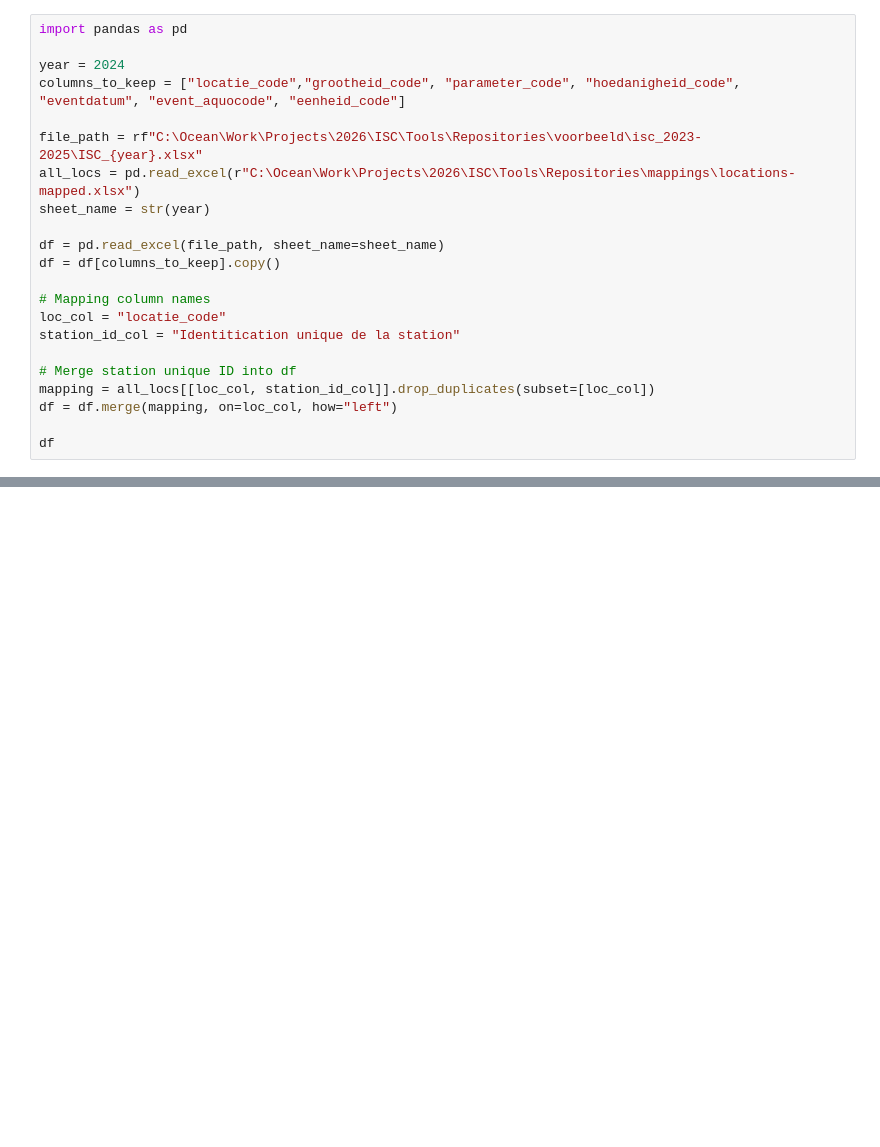
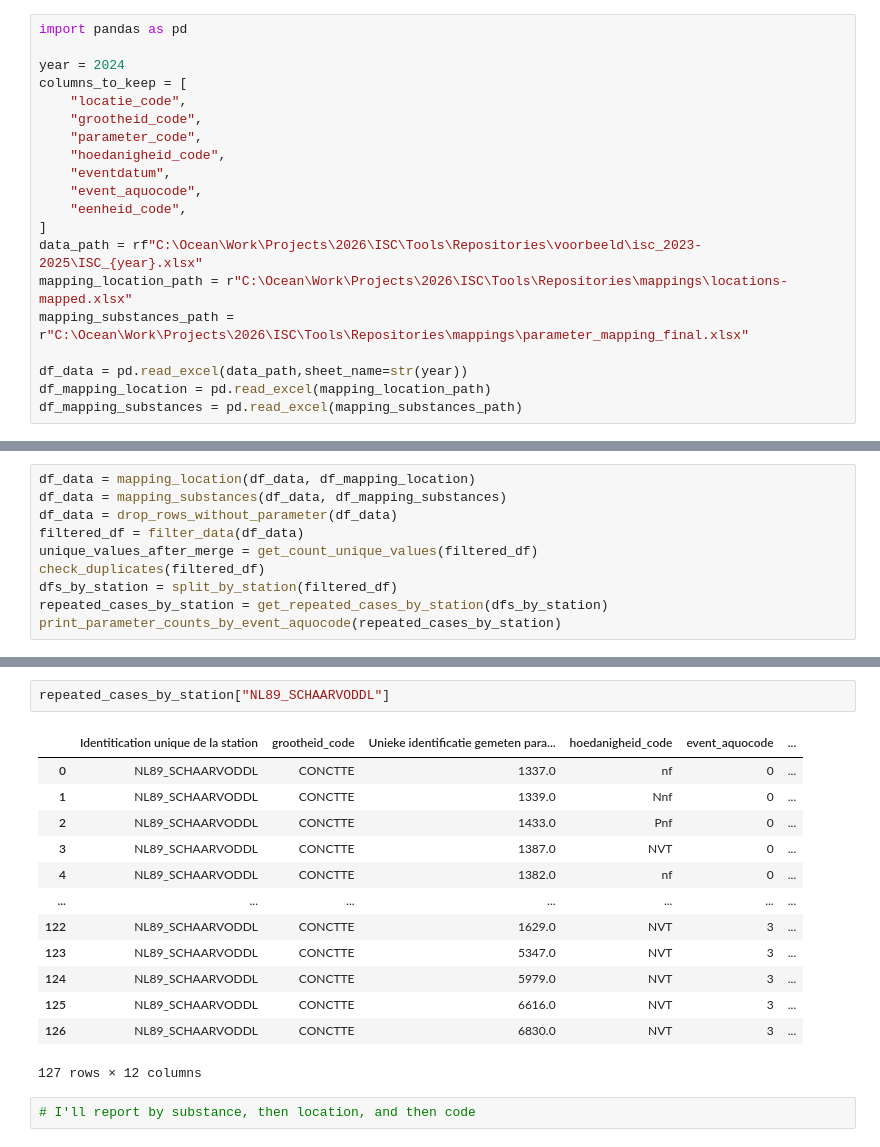
Before and after one commit to openearth/ISC-mapping-schelde, a Jupyter notebook: scripts/03_Exploring_duplicates.ipynb, the cells around one changed output, grey strips where cells are left out. Saved outputs shown, nothing was run; the diff lists cells and outputs as text; blank space fills up the shorter version.

Commit message:
Updating the code to map substances and locations.
Updating the code to map substances and locations.

```diff
--- a/scripts/03_Exploring_duplicates.ipynb
+++ b/scripts/03_Exploring_duplicates.ipynb
@@ -42,21 +4,19 @@ Removed 0 duplicate rows.
 import pandas as pd
 
 year = 2024
-columns_to_keep = ["locatie_code","grootheid_code", "parameter_code", "hoedanigheid_code", "eventdatum", "event_aquocode", "eenheid_code"]
+columns_to_keep = [
+    "locatie_code",
+    "grootheid_code",
+    "parameter_code",
+    "hoedanigheid_code",
+    "eventdatum",
+    "event_aquocode",
+    "eenheid_code",
+]
+data_path = rf"C:\Ocean\Work\Projects\2026\ISC\Tools\Repositories\voorbeeld\isc_2023-2025\ISC_{year}.xlsx"
+mapping_location_path = r"C:\Ocean\Work\Projects\2026\ISC\Tools\Repositories\mappings\locations-mapped.xlsx"
+mapping_substances_path = r"C:\Ocean\Work\Projects\2026\ISC\Tools\Repositories\mappings\parameter_mapping_final.xlsx"
 
-file_path = rf"C:\Ocean\Work\Projects\2026\ISC\Tools\Repositories\voorbeeld\isc_2023-2025\ISC_{year}.xlsx"
-all_locs = pd.read_excel(r"C:\Ocean\Work\Projects\2026\ISC\Tools\Repositories\mappings\locations-mapped.xlsx")
-sheet_name = str(year)
-
-df = pd.read_excel(file_path, sheet_name=sheet_name)
-df = df[columns_to_keep].copy()
-
-# Mapping column names
-loc_col = "locatie_code"
-station_id_col = "Identitication unique de la station"
-
-# Merge station unique ID into df
-mapping = all_locs[[loc_col, station_id_col]].drop_duplicates(subset=[loc_col])
-df = df.merge(mapping, on=loc_col, how="left")
-
-df
+df_data = pd.read_excel(data_path,sheet_name=str(year))
+df_mapping_location = pd.read_excel(mapping_location_path)
+df_mapping_substances = pd.read_excel(mapping_substances_path)
@@ -256,0 +545,10 @@ FileNotFoundError: [Errno 2] No such file or directory: 'c:\\Ocean\\Work\\Projec
+# %%
+df_data = mapping_location(df_data, df_mapping_location)
+df_data = mapping_substances(df_data, df_mapping_substances)
+df_data = drop_rows_without_parameter(df_data)
+filtered_df = filter_data(df_data)
+unique_values_after_merge = get_count_unique_values(filtered_df)
+check_duplicates(filtered_df)
+dfs_by_station = split_by_station(filtered_df)
+repeated_cases_by_station = get_repeated_cases_by_station(dfs_by_station)
+print_parameter_counts_by_event_aquocode(repeated_cases_by_station)
@@ -256,0 +573,18 @@ FileNotFoundError: [Errno 2] No such file or directory: 'c:\\Ocean\\Work\\Projec
+# %%
+repeated_cases_by_station["NL89_SCHAARVODDL"]
+# %% [output]
+|  | Identitication unique de la station | grootheid_code | Unieke identificatie gemeten para... | hoedanigheid_code | event_aquocode | ... |
+| 0 | NL89_SCHAARVODDL | CONCTTE | 1337.0 | nf | 0 | ... |
+| 1 | NL89_SCHAARVODDL | CONCTTE | 1339.0 | Nnf | 0 | ... |
+| 2 | NL89_SCHAARVODDL | CONCTTE | 1433.0 | Pnf | 0 | ... |
+| 3 | NL89_SCHAARVODDL | CONCTTE | 1387.0 | NVT | 0 | ... |
+| 4 | NL89_SCHAARVODDL | CONCTTE | 1382.0 | nf | 0 | ... |
+| ... | ... | ... | ... | ... | ... | ... |
+| 122 | NL89_SCHAARVODDL | CONCTTE | 1629.0 | NVT | 3 | ... |
+| 123 | NL89_SCHAARVODDL | CONCTTE | 5347.0 | NVT | 3 | ... |
+| 124 | NL89_SCHAARVODDL | CONCTTE | 5979.0 | NVT | 3 | ... |
+| 125 | NL89_SCHAARVODDL | CONCTTE | 6616.0 | NVT | 3 | ... |
+| 126 | NL89_SCHAARVODDL | CONCTTE | 6830.0 | NVT | 3 | ... |
+127 rows × 12 columns
+# %%
+# I'll report by substance, then location, and then code
```
Also changed, not shown: parts of 10 cells of this notebook.
